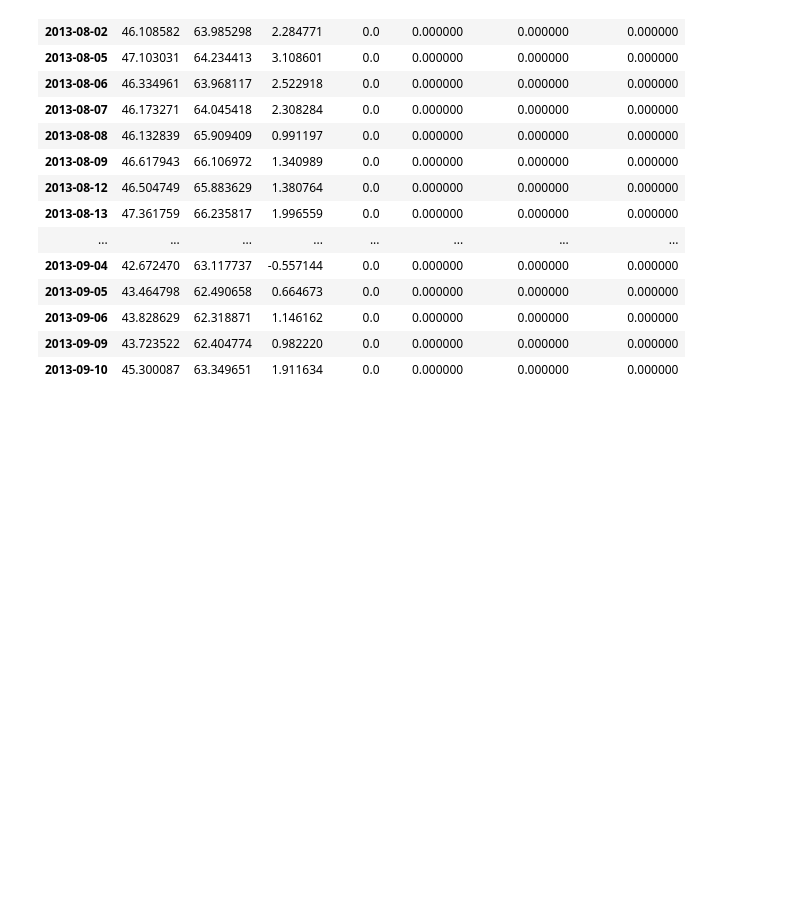
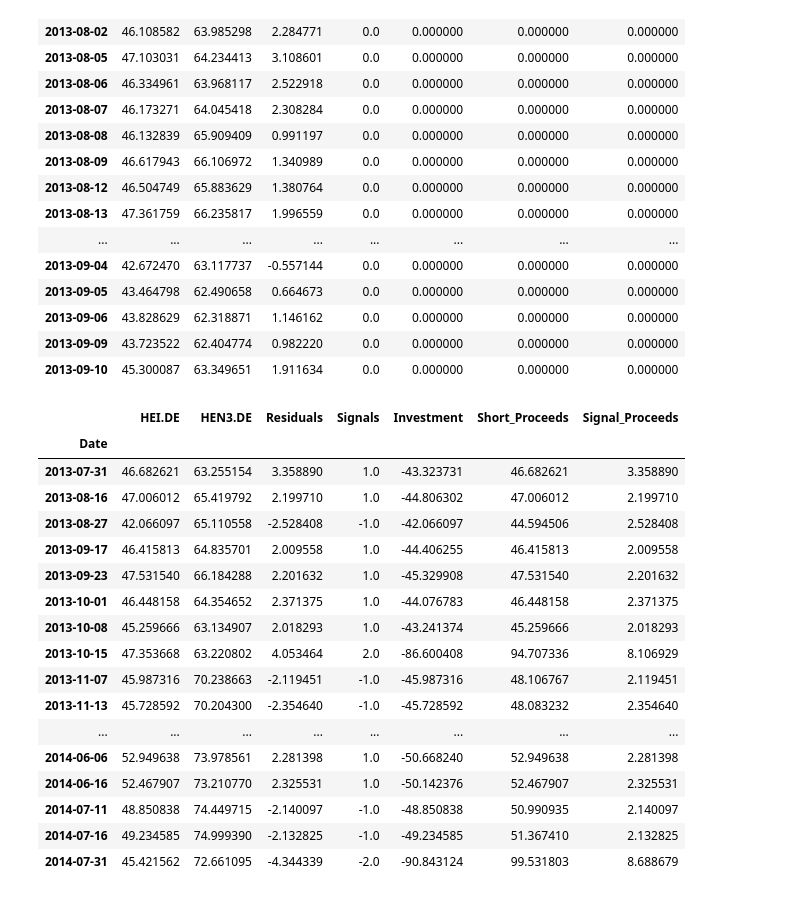
Before and after one commit to JoBe10/DAX-Cointegration, a Jupyter notebook: DAX_Cointegrated_Trading_v2.ipynb, the cells around one changed output. Saved outputs shown, nothing was run; the diff lists cells and outputs as text; code cells hidden in the pictures; blank space fills up the shorter version.

Commit message:
Compute signal proceeds

```diff
--- a/DAX_Cointegrated_Trading_v2.ipynb
+++ b/DAX_Cointegrated_Trading_v2.ipynb
@@ -456,3 +462,24 @@ hei_hen_4.head(30)
 | 2013-09-06 | 43.828629 | 62.318871 | 1.146162 | 0.0 | 0.000000 | 0.000000 | 0.000000 |
 | 2013-09-09 | 43.723522 | 62.404774 | 0.982220 | 0.0 | 0.000000 | 0.000000 | 0.000000 |
 | 2013-09-10 | 45.300087 | 63.349651 | 1.911634 | 0.0 | 0.000000 | 0.000000 | 0.000000 |
+# %%
+hei_hen_4[hei_hen_4['Signals'] != 0]
+# %% [output]
+|  | HEI.DE | HEN3.DE | Residuals | Signals | Investment | Short_Proceeds | Signal_Proceeds |
+| Date |  |  |  |  |  |  |  |
+| 2013-07-31 | 46.682621 | 63.255154 | 3.358890 | 1.0 | -43.323731 | 46.682621 | 3.358890 |
+| 2013-08-16 | 47.006012 | 65.419792 | 2.199710 | 1.0 | -44.806302 | 47.006012 | 2.199710 |
+| 2013-08-27 | 42.066097 | 65.110558 | -2.528408 | -1.0 | -42.066097 | 44.594506 | 2.528408 |
+| 2013-09-17 | 46.415813 | 64.835701 | 2.009558 | 1.0 | -44.406255 | 46.415813 | 2.009558 |
+| 2013-09-23 | 47.531540 | 66.184288 | 2.201632 | 1.0 | -45.329908 | 47.531540 | 2.201632 |
+| 2013-10-01 | 46.448158 | 64.354652 | 2.371375 | 1.0 | -44.076783 | 46.448158 | 2.371375 |
+| 2013-10-08 | 45.259666 | 63.134907 | 2.018293 | 1.0 | -43.241374 | 45.259666 | 2.018293 |
+| 2013-10-15 | 47.353668 | 63.220802 | 4.053464 | 2.0 | -86.600408 | 94.707336 | 8.106929 |
+| 2013-11-07 | 45.987316 | 70.238663 | -2.119451 | -1.0 | -45.987316 | 48.106767 | 2.119451 |
+| 2013-11-13 | 45.728592 | 70.204300 | -2.354640 | -1.0 | -45.728592 | 48.083232 | 2.354640 |
+| ... | ... | ... | ... | ... | ... | ... | ... |
+| 2014-06-06 | 52.949638 | 73.978561 | 2.281398 | 1.0 | -50.668240 | 52.949638 | 2.281398 |
+| 2014-06-16 | 52.467907 | 73.210770 | 2.325531 | 1.0 | -50.142376 | 52.467907 | 2.325531 |
+| 2014-07-11 | 48.850838 | 74.449715 | -2.140097 | -1.0 | -48.850838 | 50.990935 | 2.140097 |
+| 2014-07-16 | 49.234585 | 74.999390 | -2.132825 | -1.0 | -49.234585 | 51.367410 | 2.132825 |
+| 2014-07-31 | 45.421562 | 72.661095 | -4.344339 | -2.0 | -90.843124 | 99.531803 | 8.688679 |
```
Also changed, not shown: parts of 2 cells of this notebook.
